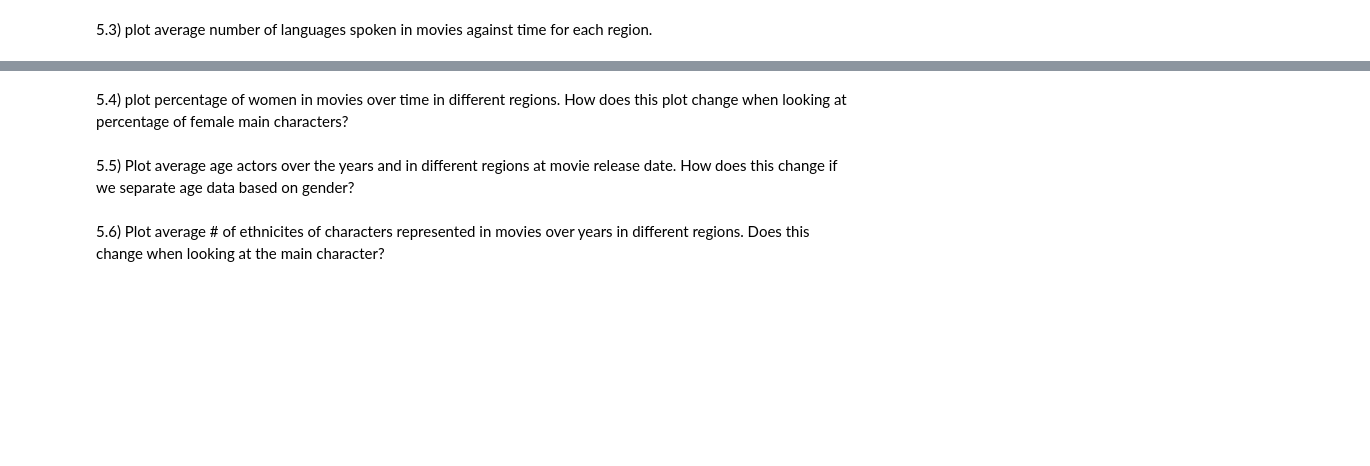
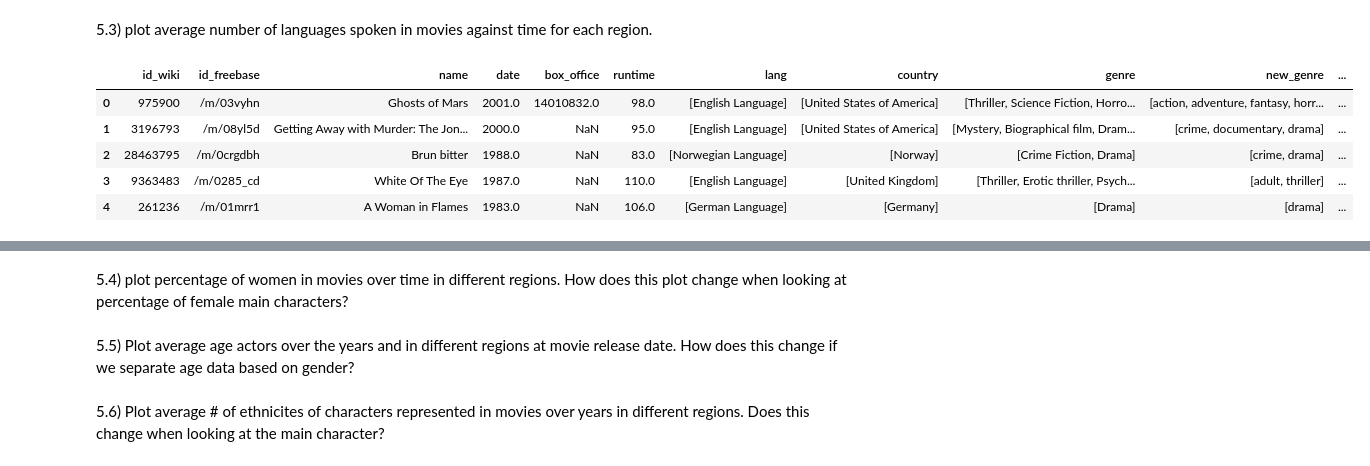
Before and after one commit to epfl-ada/ada-2023-project-onsecalme123, a Jupyter notebook: milestone2.ipynb, the cells around one changed output, grey strips where cells are left out. Drawn from its saved outputs; the diff is of its cells as text; code cells hidden in the pictures; blank space fills up the shorter version.

```diff
--- a/milestone2.ipynb
+++ b/milestone2.ipynb
@@ -1185,2 +1249,32 @@ plt.show()
 # %% [markdown]
 5.3) plot average number of languages spoken in movies against time for each region.
+# %%
+#maybe add code to 3.1!!
+regions = {'europe_countries': ['United Kingdom', 'Croatia', 'Ukraine', 'Luxembourg', 'Belgium', 'Sweden', 'Switzerland', 'Greece', 'Ireland',  'Iceland', 'Poland', 'Italy', 'Denmark',  'Scotland', 'Finland', 'Albania', 'Portugal', 'Northern Ireland', 'Austria',  'Netherlands', 'Monaco', 'Spain',  'England',  'German Democratic Republic', 'France', 'Nazi Germany', 'West Germany',  'Germany', 'Weimar Republic', 'Kingdom of Italy', 'Kingdom of Great Britain', 'Isle of Man', 'Lithuania', 'Malta', 'Czech Republic',  'Czechoslovakia', 'Slovakia', 'Romania', 'Norway', 'Serbia', 'Slovenia', 'Bulgaria', 'Slovak Republic', 'Ukrainian SSR',  'Ukranian SSR',  'Estonia',  'Soviet occupation zone', 'Bosnia and Herzegovina', 'Socialist Federal Republic of Yugoslavia', 'Yugoslavia', 'Wales', 'Hungary', 'Federal Republic of Yugoslavia',  'Serbia and Montenegro', 'Republic of Macedonia', 'Montenegro', 'Cyprus', 'Crime'],
+'middle_east_countries': ['Lebanon', 'Iran', 'United Arab Emirates', 'Iraq', 'Turkey', 'Iraqi Kurdistan', 'Jordan', 'Mandatory Palestine', 'Palestinian territories', 'Palestinian Territories', 'Armenia', 'Georgia', 'Kuwait', 'Georgian SSR', 'Israel', 'Turkmenistan', 'Qatar', 'Bahrain', 'Azerbaijan'],
+'asia_countries': ['Hong Kong', 'Nepal', 'Indonesia', 'China',  'Taiwan', 'Cambodia', 'Vietnam', 'Sri Lanka', 'Singapore', 'Thailand', 'Mongolia', 'Korea', 'India', 'Malaysia', 'South Korea', 'Philippines', 'Republic of China', 'Japan',  'Soviet Union', 'Bangladesh', 'Russia', 'Pakistan', 'Uzbekistan', 'Afghanistan', 'Macau', 'Uzbek SSR', 'Bhutan', 'Burma'],
+'africa_countries': ['Guinea', 'Cameroon', 'Democratic Republic of the Congo', 'Tunisia', 'Congo', 'Ethiopia', 'Nigeria', 'Libya', 'Zimbabwe', 'Morocco',  'Mali', 'Egypt', 'Burkina Faso', 'Senegal', 'Kenya', 'South Africa', 'Algeria', 'Zambia', 'Guinea-Bissau'],
+'south_central_america_countries': ['Mexico', 'Colombia', 'Uruguay', 'Puerto Rico',  'Costa Rica', 'Chile', 'Venezuela', 'Peru', 'Bolivia', 'Brazil', 'Cuba', 'Panama', 'Argentina', 'Haiti', 'Bahamas', 'Jamaica', 'Aruba'],
+'other_countries': ['United States of America', 'Canada', 'Australia', 'New Zealand'],
+'outlier_countries': [ 'German Language', 'Malayalam Language'] }
+
+def find_region(country_or_countries, regions):
+    if isinstance(country_or_countries, list):
+        # since the country is stored as a list and there might be multiple so we have to check them too
+        for country in country_or_countries:
+            for region, countries in regions.items():
+                if country in countries:
+                    return region
+    return None
+
+# Create a new column 'world_region' in the DataFrame
+movies_dataframe['world_region'] = movies_dataframe['country'].apply(find_region, regions = regions)
+
+movies_dataframe.head()
+# %% [output]
+|  | id_wiki | id_freebase | name | date | box_office | runtime | lang | country | genre | new_genre | ... |
+| 0 | 975900 | /m/03vyhn | Ghosts of Mars | 2001.0 | 14010832.0 | 98.0 | [English Language] | [United States of America] | [Thriller, Science Fiction, Horro... | [action, adventure, fantasy, horr... | ... |
+| 1 | 3196793 | /m/08yl5d | Getting Away with Murder: The Jon... | 2000.0 | NaN | 95.0 | [English Language] | [United States of America] | [Mystery, Biographical film, Dram... | [crime, documentary, drama] | ... |
+| 2 | 28463795 | /m/0crgdbh | Brun bitter | 1988.0 | NaN | 83.0 | [Norwegian Language] | [Norway] | [Crime Fiction, Drama] | [crime, drama] | ... |
+| 3 | 9363483 | /m/0285_cd | White Of The Eye | 1987.0 | NaN | 110.0 | [English Language] | [United Kingdom] | [Thriller, Erotic thriller, Psych... | [adult, thriller] | ... |
+| 4 | 261236 | /m/01mrr1 | A Woman in Flames | 1983.0 | NaN | 106.0 | [German Language] | [Germany] | [Drama] | [drama] | ... |
```
Also changed, not shown: parts of 8 cells of this notebook.
